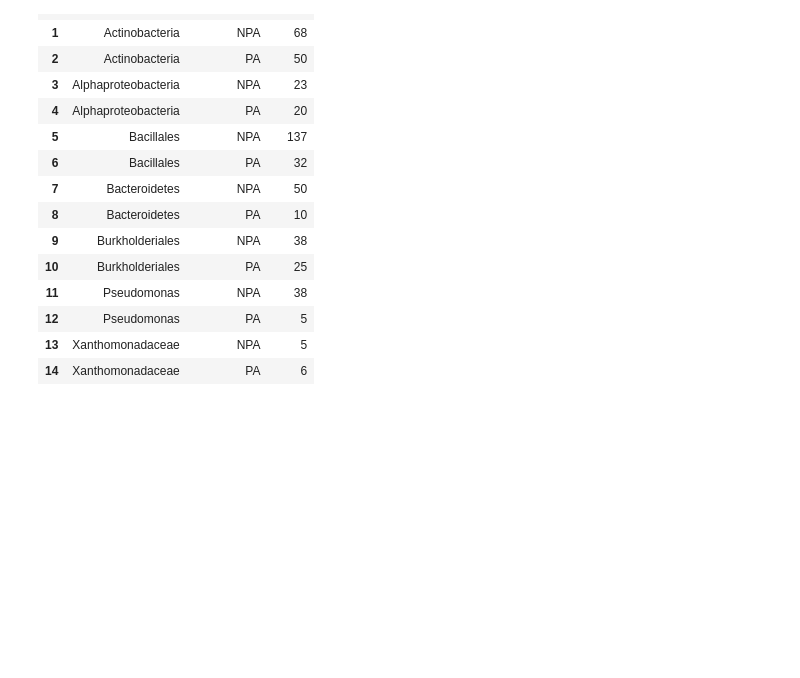
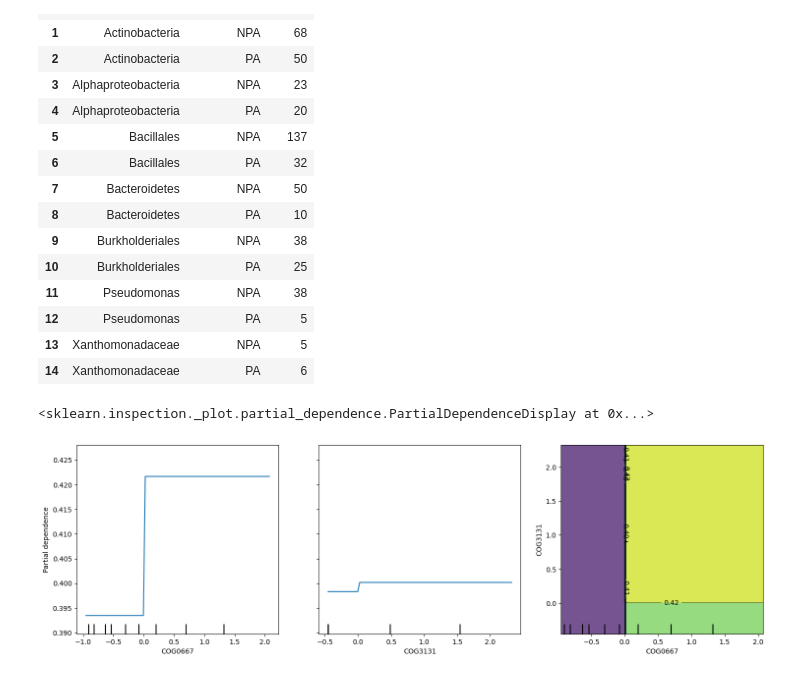
Before and after one commit to ajlukasiewicz/Team_9_MacLearn, a Jupyter notebook: Prediction_of_plant_associated_bacteria.ipynb, the cells around one changed output. Saved outputs shown, nothing was run; the diff lists cells and outputs as text; code cells hidden in the pictures; blank space fills up the shorter version.

```diff
--- a/Prediction_of_plant_associated_bacteria.ipynb
+++ b/Prediction_of_plant_associated_bacteria.ipynb
@@ -638,3 +640,21 @@ counts
 | 12 | Pseudomonas | PA | 5 |
 | 13 | Xanthomonadaceae | NPA | 5 |
 | 14 | Xanthomonadaceae | PA | 6 |
+# %%
+#SC
+
+# Visualizations and specifying some thigns
+from sklearn.inspection import PartialDependenceDisplay
+
+plt.rcParams['figure.figsize'] = [18, 5]
+
+X_train = pd.DataFrame(X_train)
+X_train.columns = union_features
+# %%
+#SC and ML
+
+features = ['COG0667', 'COG3131', ('COG0667', 'COG3131')]
+PartialDependenceDisplay.from_estimator(XGB, X_train, features)
+# %% [output]
+<sklearn.inspection._plot.partial_dependence.PartialDependenceDisplay at 0x...>
+[figure, added]
```
Also changed, not shown: parts of 5 cells of this notebook.
